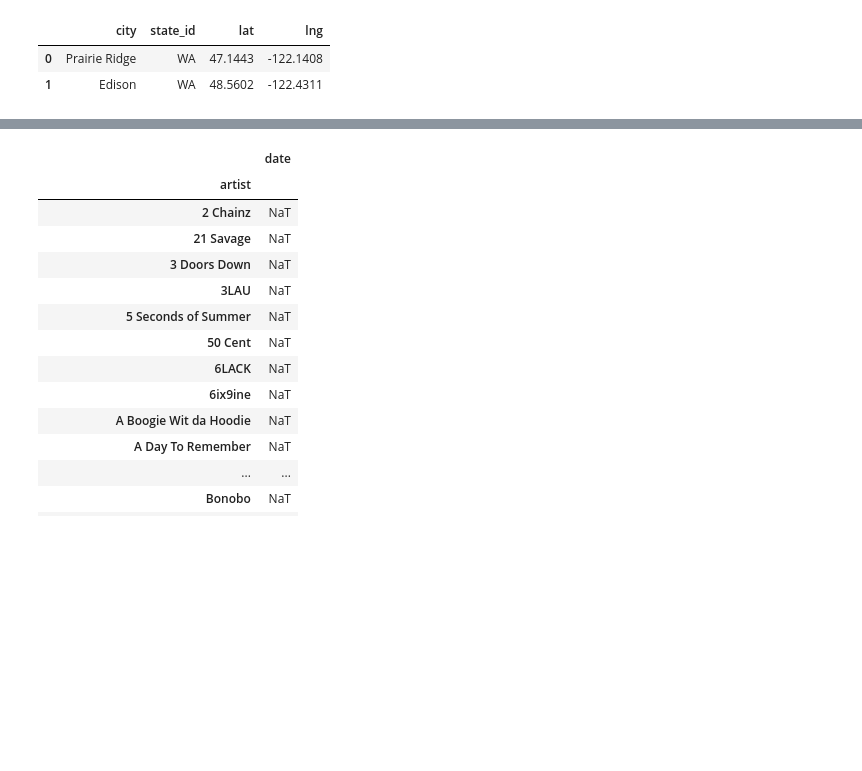
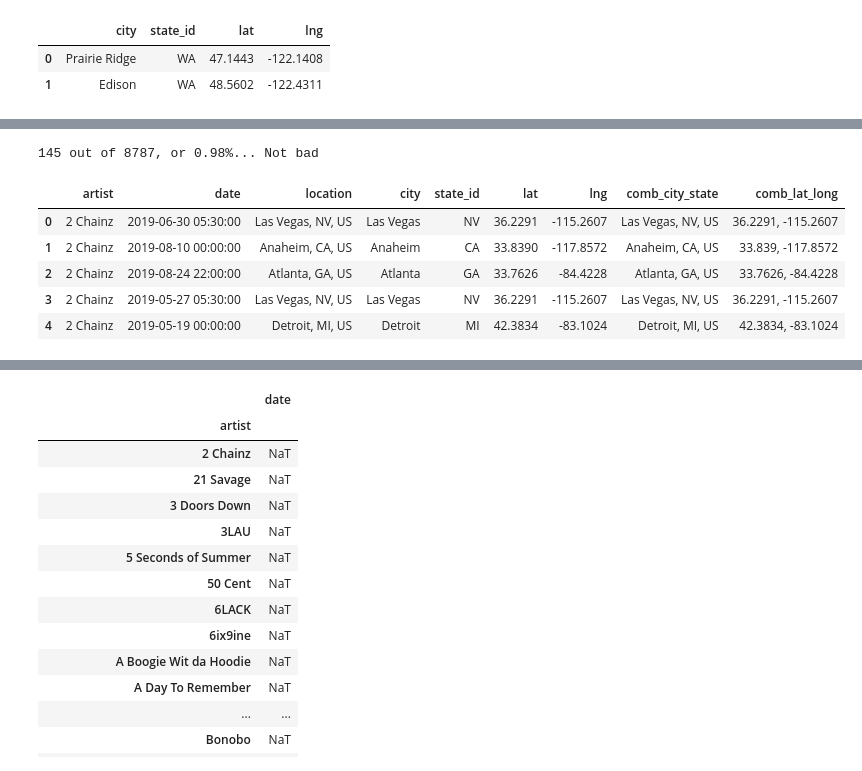
Before and after one commit to Patrickbfuller/solve_music_probs, a Jupyter notebook: explore_shows_shard.ipynb, the cells around one changed output, grey strips where cells are left out. Saved outputs shown, nothing was run; the diff lists cells and outputs as text; code cells hidden in the pictures; blank space fills up the shorter version.

```diff
--- a/explore_shows_shard.ipynb
+++ b/explore_shows_shard.ipynb
@@ -76,0 +167,3 @@ cities_df.head(2)
+# %%
+# Regularize cities csv "St. John Kansas"
+cities_df.loc[:,'comb_city_state'] = cities_df['comb_city_state'].str.replace('St. ', 'Saint ')
@@ -76,0 +208,6 @@ cities_df.head(2)
+# %%
+n = 145
+N = 8642 + 145
+print(f'{n} out of {N}, or {1- round(n/N,2)}%... Not bad')
+# %% [output]
+145 out of 8787, or 0.98%... Not bad
@@ -76,0 +216,9 @@ cities_df.head(2)
+# %%
+combined.head()
+# %% [output]
+|  | artist | date | location | city | state_id | lat | lng | comb_city_state | comb_lat_long |
+| 0 | 2 Chainz | 2019-06-30 05:30:00 | Las Vegas, NV, US | Las Vegas | NV | 36.2291 | -115.2607 | Las Vegas, NV, US | 36.2291, -115.2607 |
+| 1 | 2 Chainz | 2019-08-10 00:00:00 | Anaheim, CA, US | Anaheim | CA | 33.8390 | -117.8572 | Anaheim, CA, US | 33.839, -117.8572 |
+| 2 | 2 Chainz | 2019-08-24 22:00:00 | Atlanta, GA, US | Atlanta | GA | 33.7626 | -84.4228 | Atlanta, GA, US | 33.7626, -84.4228 |
+| 3 | 2 Chainz | 2019-05-27 05:30:00 | Las Vegas, NV, US | Las Vegas | NV | 36.2291 | -115.2607 | Las Vegas, NV, US | 36.2291, -115.2607 |
+| 4 | 2 Chainz | 2019-05-19 00:00:00 | Detroit, MI, US | Detroit | MI | 42.3834 | -83.1024 | Detroit, MI, US | 42.3834, -83.1024 |
```
Also changed, not shown: parts of 38 cells of this notebook, 1 other file.
